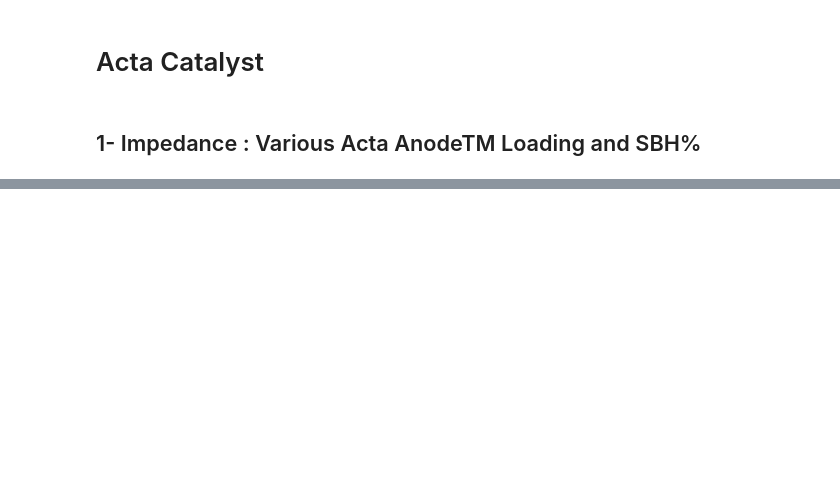
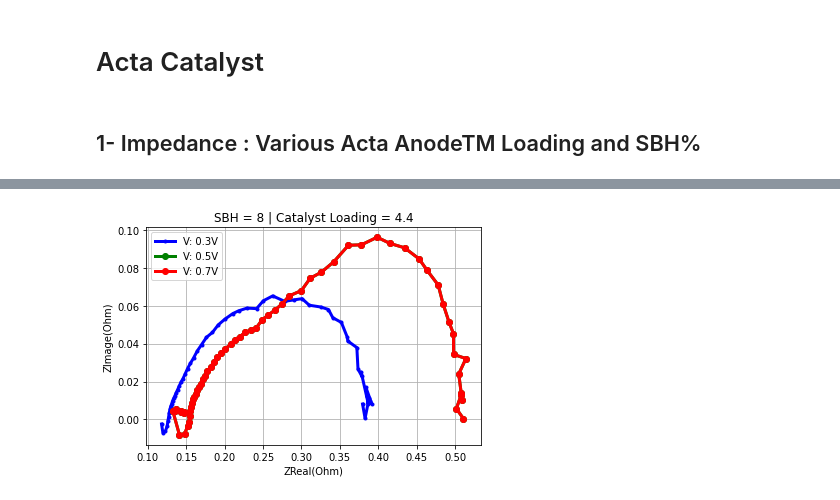
Before and after one commit to ECSIM/dbfc-dataset, a Jupyter notebook: Notebooks/Acta Catalyst.ipynb, the cells around one changed output, grey strips where cells are left out. Saved outputs shown, nothing was run; the diff lists cells and outputs as text; code cells hidden in the pictures; blank space fills up the shorter version.

```diff
--- a/Notebooks/Acta Catalyst.ipynb
+++ b/Notebooks/Acta Catalyst.ipynb
@@ -17,0 +26,4 @@ impedance_plot(data, set_index=1)
+# %%
+impedance_plot(data, 8, 4.4, header)
+# %% [output]
+[figure, added]
```
Also changed, not shown: parts of 16 cells of this notebook, 1 other file.
